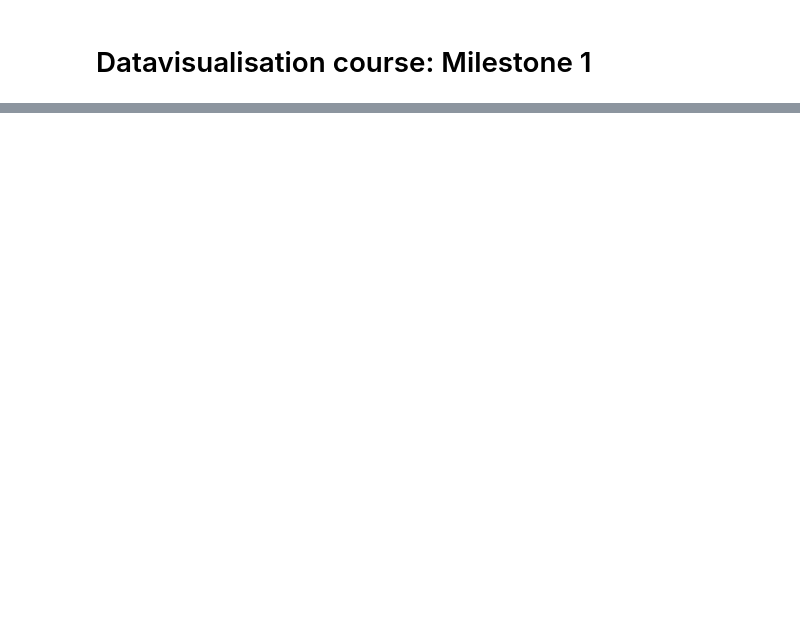
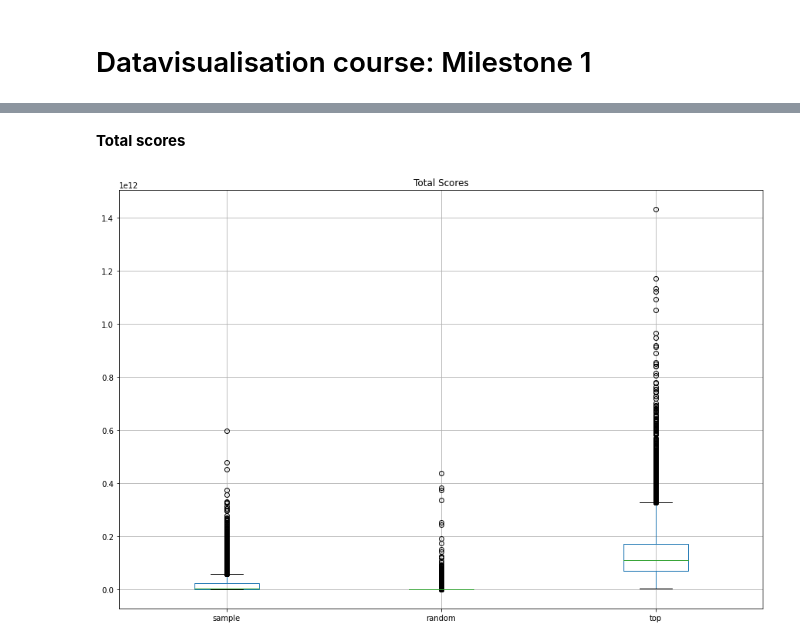
Before and after one commit to com-480-data-visualization/data-visualization-project-2021-itv, a Jupyter notebook: Milestone1/Milestone1_data_exploration.ipynb, the cells around one changed output, grey strips where cells are left out. Drawn from its saved outputs; the diff is of its cells as text; code cells hidden in the pictures; blank space fills up the shorter version.

Commit message:
some data analysis

```diff
--- a/Milestone1/Milestone1_data_exploration.ipynb
+++ b/Milestone1/Milestone1_data_exploration.ipynb
@@ -56,0 +60,4 @@ Sampled users
+# %%
+sample_stats = pd.read_sql("select * from osu_mlpp.osu_user_stats", dbConnection)
+random_stats = pd.read_sql("select * from osu_random.osu_user_stats", dbConnection)
+top_stats = pd.read_sql("select * from osu_top.osu_user_stats", dbConnection)
@@ -56,0 +95,10 @@ Sampled users
+# %% [markdown]
+__Total scores__
+# %%
+# distribution of total scores per dataset
+total_scores = pd.DataFrame({'sample': sample_stats['total_score'], 'random': random_stats['total_score'], 'top': top_stats['total_score']})
+total_scores.boxplot(figsize=(15, 10))
+plt.title("Total Scores")
+plt.show()
+# %% [output]
+[figure, added]
```
Also changed, not shown: parts of 15 cells of this notebook, 1 other file.
